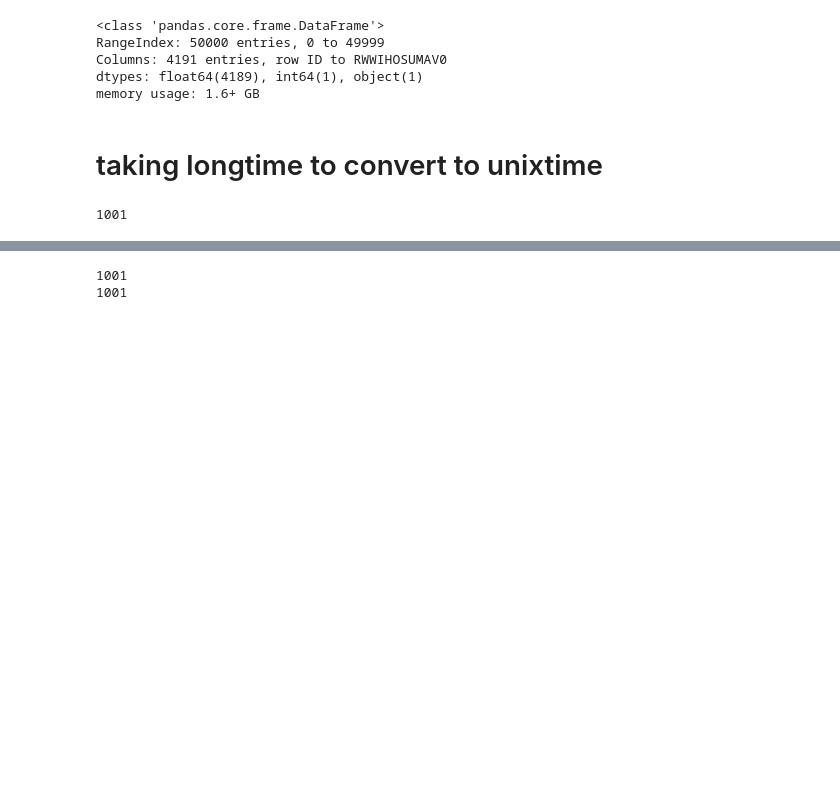
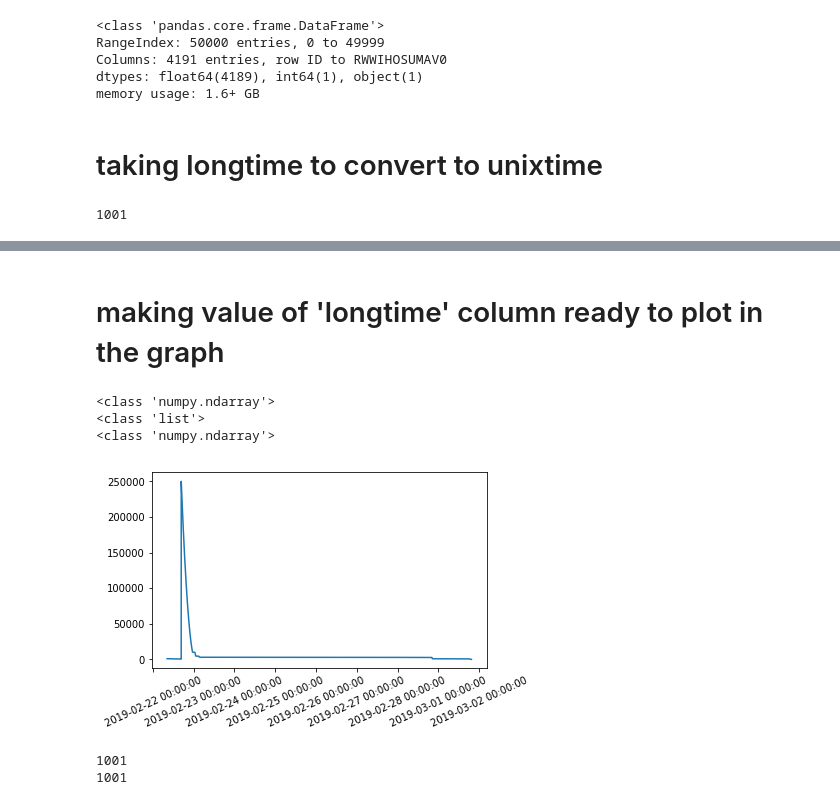
Before and after one commit to atifkarim/prediction_data_with_ML, a Jupyter notebook: longtime_to_unixtime.ipynb, the cells around one changed output, grey strips where cells are left out. Saved outputs shown, nothing was run; the diff lists cells and outputs as text; code cells hidden in the pictures; blank space fills up the shorter version.

Commit message:
added code to plot time and date

```diff
--- a/longtime_to_unixtime.ipynb
+++ b/longtime_to_unixtime.ipynb
@@ -110,3 +126,81 @@ plt.show()
+# %% [markdown]
+# making value of 'longtime' column ready to plot in the graph
+# %%
+import time
+import datetime
+
+import matplotlib.pyplot as plt
+import matplotlib.dates as md
+import numpy as np
+import datetime as dt
+import time
+%matplotlib inline
+
+longTime=test.loc[0:1000,['longTime']]
+longTime=longTime.as_matrix()
+# print(type(longTime))
+a=[]
+date_time_array=[]
+for k in longTime:
+    a=np.append(a,k)
+
+# print(a[0:])
+# print(a[-2:])
+timestamp_array=[]
+count=0
+for b in a:
+    b=int(b) # make plain integer
+    str_b=str(b)
+    c=str_b[-3:]
+    new_str_b=str_b.replace(c, '',1)
+    new_str_b_time=int(new_str_b)
+    timestamp_array=np.append(timestamp_array,new_str_b_time)
+print(type(timestamp_array))
+
+date_list=[dt.datetime.fromtimestamp(ts) for ts in timestamp_array]
+print(type(date_list))
+datenums_array=md.date2num(date_list)
+print(type(datenums_array))
+
+g=[]
+for i in range (0,1001,1):
+    if i<=500:
+        i=i*i
+    else:
+        i=i+10
+#     print(i)
+    g=np.append(g,i)
+
+
+plt.subplots_adjust(bottom=0.2)
+plt.xticks( rotation=25 )
+ax=plt.gca()
+xfmt = md.DateFormatter('%Y-%m-%d %H:%M:%S')
+ax.xaxis.set_major_formatter(xfmt)
+plt.plot(datenums_array,g)
+plt.show()
+
+#     now_time=datetime.datetime.fromtimestamp(new_str_b_time)
+#     convert_time=now_time.strftime('%Y-%m-%d %H:%M:%S')
+
+# #     print('count_num: ',count,' unix_time: ',convert_time)
+#     date_time_obj = datetime.datetime.strptime(convert_time, '%Y-%m-%d %H:%M:%S')
+#     date_time_array=np.append(date_time_array,date_time_obj)
+# #     print('count_num: ',count,' convert_time: ',convert_time," date_time_obj: ",date_time_obj," str_time",new_str_b_time)
+#     count+=1
+
+# print(date_time_array.size)
+# # for q in date_time_array[::-1]:
+# # #     q=q.split(" ")
+# # #     split_q=np.append(split_q,q)
+# #     print("count: ",count," date: ",q.date()," time: ",q.time())
+# #     count+=1
+# # #     print(type(q))
+# %% [output]
+<class 'numpy.ndarray'>
+<class 'list'>
+<class 'numpy.ndarray'>
+[figure, added]
 # %%
 g=[]
 for i in range (0,1001,1):
```
Also changed, not shown: parts of 1 cell of this notebook.
